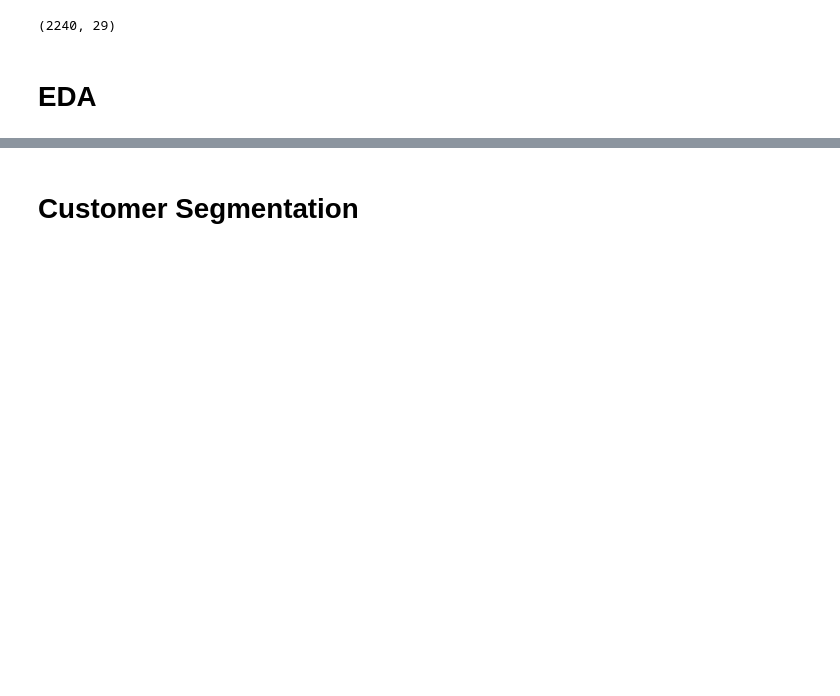
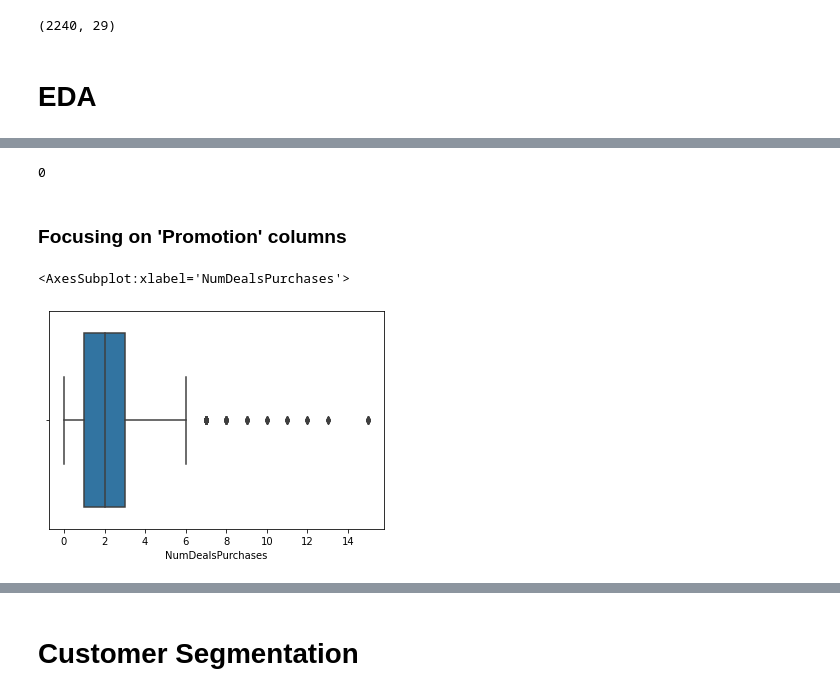
Before and after one commit to JonathanRaso/arturo_analyse_client, a Jupyter notebook: 03_marketing_campaigns/03_analyzing_marketing_campaigns.ipynb, the cells around one changed output, grey strips where cells are left out. Cells and saved outputs as stored; diff of their text form; code cells hidden in the pictures; blank space fills up the shorter version.

```diff
--- a/03_marketing_campaigns/03_analyzing_marketing_campaigns.ipynb
+++ b/03_marketing_campaigns/03_analyzing_marketing_campaigns.ipynb
@@ -70,0 +126,18 @@ campaign_df.shape
+# %%
+# Checking duplicated values
+
+campaign_df.duplicated().sum()
+
+## Same rows before and after drop_duplicates, so no duplicates in the dataframe
+# %% [output]
+0
+# %% [markdown]
+### Focusing on 'Promotion' columns
+# %%
+# Checking NumDealsPurchases outliers
+sns.boxplot(x=campaign_df['NumDealsPurchases'])
+
+## The customers make 2 purchases ,on average, with a discount coupon
+# %% [output]
+<AxesSubplot:xlabel='NumDealsPurchases'>
+[figure, added]
```
Also changed, not shown: parts of 14 cells of this notebook.
